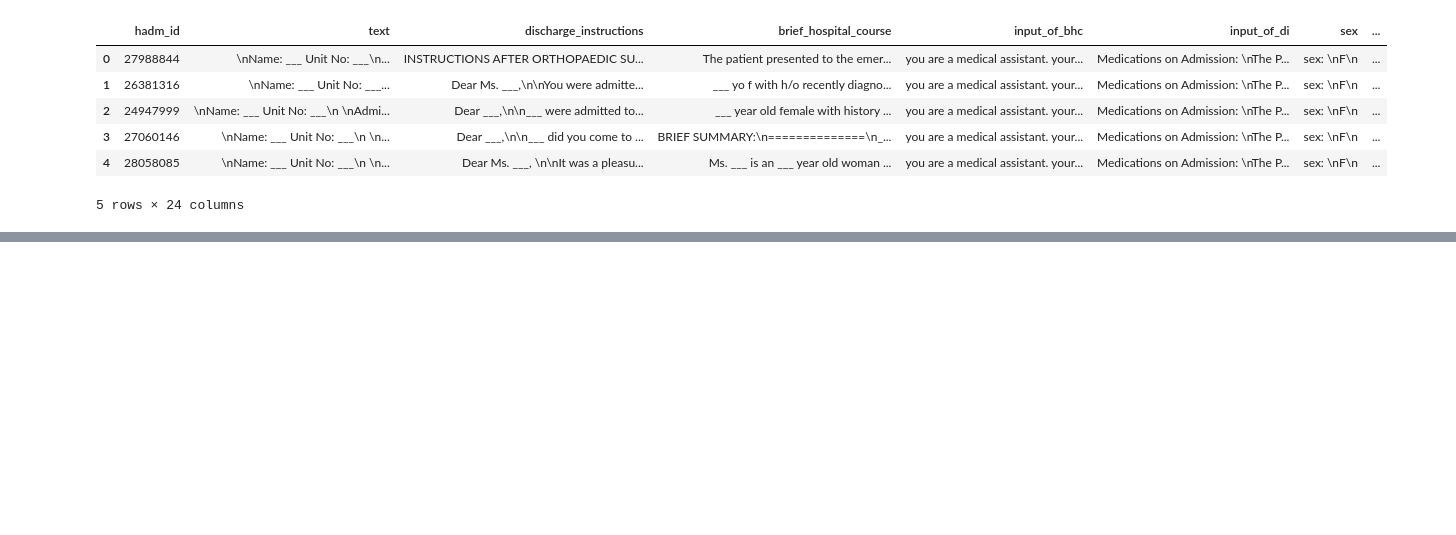
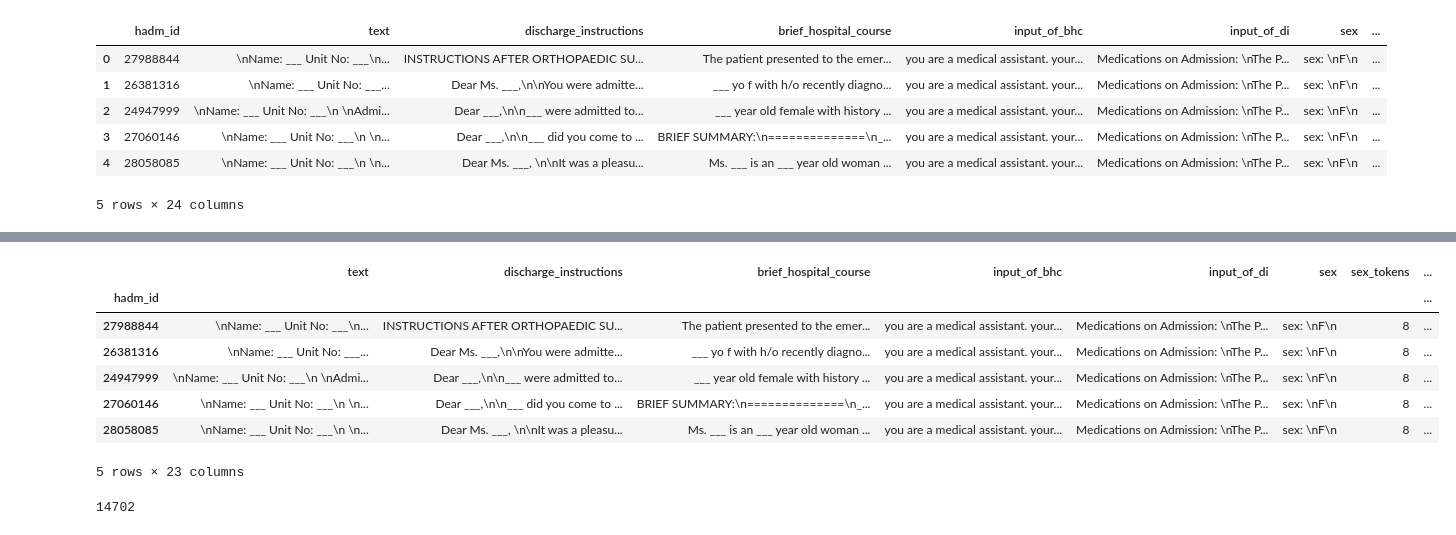
Before and after one commit to HAOTIAN89/MEDISCHARGE, a Jupyter notebook: notebooks/dataset_reconstruct.ipynb, the cells around one changed output, grey strips where cells are left out. Drawn from its saved outputs; the diff is of its cells as text; code cells hidden in the pictures; blank space fills up the shorter version.

Commit message:
finish the BHC input construct pipline draft

```diff
--- a/notebooks/dataset_reconstruct.ipynb
+++ b/notebooks/dataset_reconstruct.ipynb
@@ -341,7 +341,7 @@ for index, row in test_combined_discharge.iterrows():
         total_tokens = 0
         for section in select:
             total_tokens += row[section + "_tokens"]
-        if total_tokens < 2048:
+        if total_tokens < 1848:  # 2048 - 200
             final_select = select
             break
         if select in select_strategy[-1]:
@@ -367,0 +391,17 @@ test_combined_discharge.head()
+# %%
+test_combined_discharge.set_index('hadm_id', inplace=True)
+# %%
+test_combined_discharge.head()
+# %% [output]
+|  | text | discharge_instructions | brief_hospital_course | input_of_bhc | input_of_di | sex | sex_tokens | ... |
+| hadm_id |  |  |  |  |  |  |  | ... |
+| 27988844 | \nName: ___ Unit No: ___\n... | INSTRUCTIONS AFTER ORTHOPAEDIC SU... | The patient presented to the emer... | you are a medical assistant. your... | Medications on Admission: \nThe P... | sex: \nF\n | 8 | ... |
+| 26381316 | \nName: ___ Unit No: ___... | Dear Ms. ___,\n\nYou were admitte... | ___ yo f with h/o recently diagno... | you are a medical assistant. your... | Medications on Admission: \nThe P... | sex: \nF\n | 8 | ... |
+| 24947999 | \nName: ___ Unit No: ___\n \nAdmi... | Dear ___,\n\n___ were admitted to... | ___ year old female with history ... | you are a medical assistant. your... | Medications on Admission: \nThe P... | sex: \nF\n | 8 | ... |
+| 27060146 | \nName: ___ Unit No: ___\n \n... | Dear ___,\n\n___ did you come to ... | BRIEF SUMMARY:\n==============\n_... | you are a medical assistant. your... | Medications on Admission: \nThe P... | sex: \nF\n | 8 | ... |
+| 28058085 | \nName: ___ Unit No: ___\n \n... | Dear Ms. ___, \n\nIt was a pleasu... | Ms. ___ is an ___ year old woman ... | you are a medical assistant. your... | Medications on Admission: \nThe P... | sex: \nF\n | 8 | ... |
+5 rows × 23 columns
+# %%
+print(len(test_combined_discharge))
+# %% [output]
+14702
```
Also changed, not shown: parts of 3 cells of this notebook, 1 other file.
